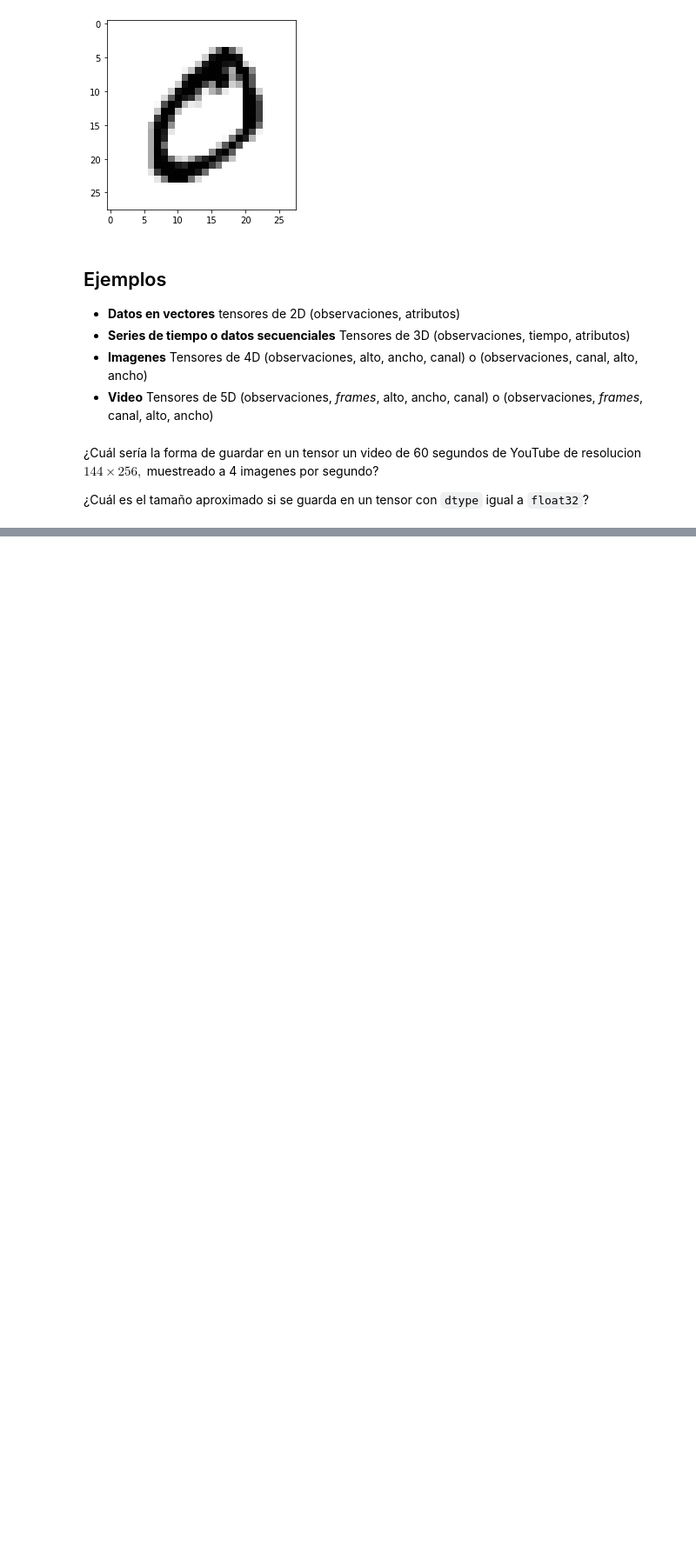
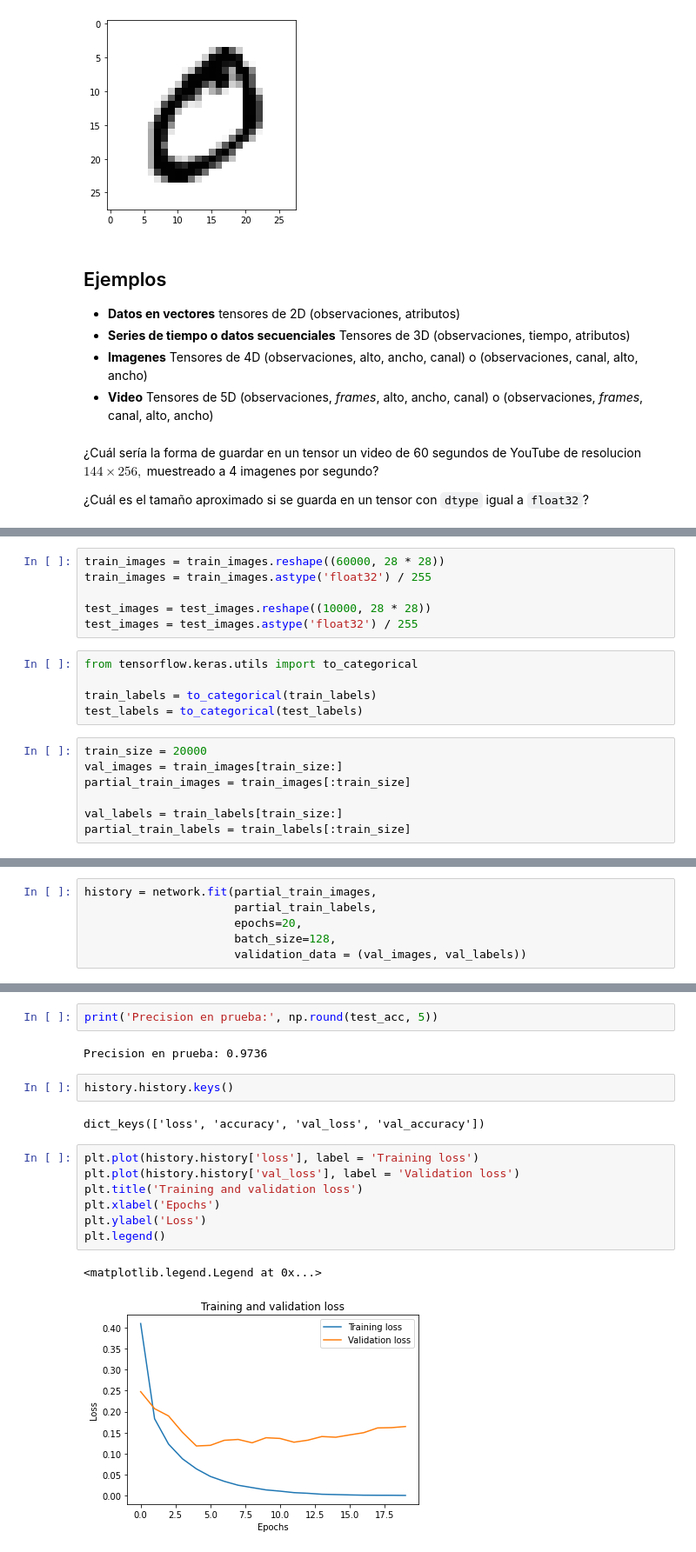
Before and after one commit to ITAM-DS/deep-learning, a Jupyter notebook: codigo/01_intro.ipynb, the cells around one changed output, grey strips where cells are left out. Shown at 87% size. Saved outputs shown, nothing was run; the diff lists cells and outputs as text; blank space fills up the shorter version.

```diff
--- a/codigo/01_intro.ipynb
+++ b/codigo/01_intro.ipynb
@@ -181,0 +204,18 @@ plt.imshow(batch_images[batch_num, image_num], cmap = plt.cm.binary)
+# %%
+train_images = train_images.reshape((60000, 28 * 28))
+train_images = train_images.astype('float32') / 255
+
+test_images = test_images.reshape((10000, 28 * 28))
+test_images = test_images.astype('float32') / 255
+# %%
+from tensorflow.keras.utils import to_categorical
+
+train_labels = to_categorical(train_labels)
+test_labels = to_categorical(test_labels)
+# %%
+train_size = 20000
+val_images = train_images[train_size:]
+partial_train_images = train_images[:train_size]
+
+val_labels = train_labels[train_size:]
+partial_train_labels = train_labels[:train_size]
@@ -181,0 +232,6 @@ plt.imshow(batch_images[batch_num, image_num], cmap = plt.cm.binary)
+# %%
+history = network.fit(partial_train_images,
+                      partial_train_labels,
+                      epochs=20,
+                      batch_size=128,
+                      validation_data = (val_images, val_labels))
@@ -181,0 +260,18 @@ plt.imshow(batch_images[batch_num, image_num], cmap = plt.cm.binary)
+# %%
+print('Precision en prueba:', np.round(test_acc, 5))
+# %% [output]
+Precision en prueba: 0.9736
+# %%
+history.history.keys()
+# %% [output]
+dict_keys(['loss', 'accuracy', 'val_loss', 'val_accuracy'])
+# %%
+plt.plot(history.history['loss'], label = 'Training loss')
+plt.plot(history.history['val_loss'], label = 'Validation loss')
+plt.title('Training and validation loss')
+plt.xlabel('Epochs')
+plt.ylabel('Loss')
+plt.legend()
+# %% [output]
+<matplotlib.legend.Legend at 0x...>
+[figure, added]
```
Also changed, not shown: parts of 15 cells of this notebook.
